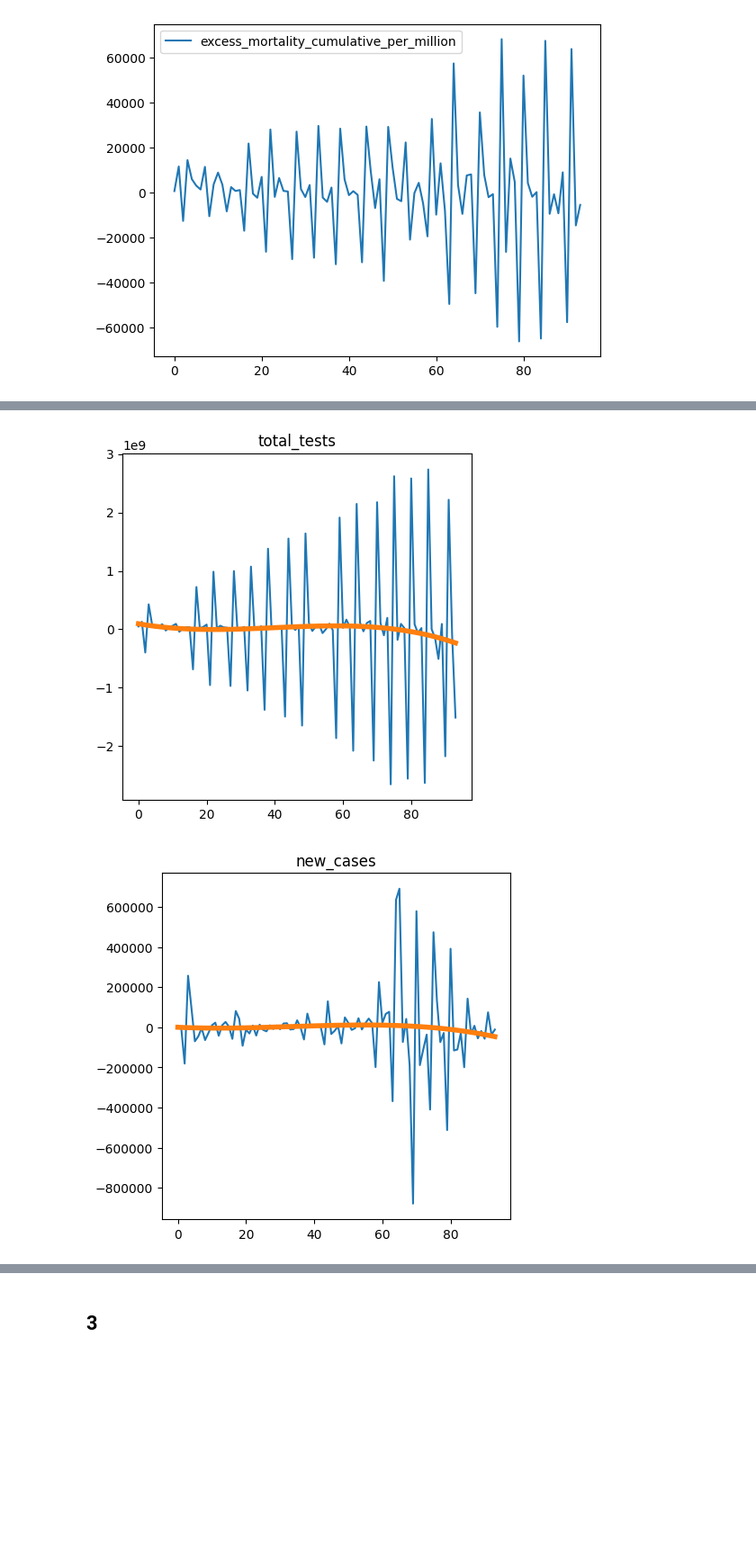
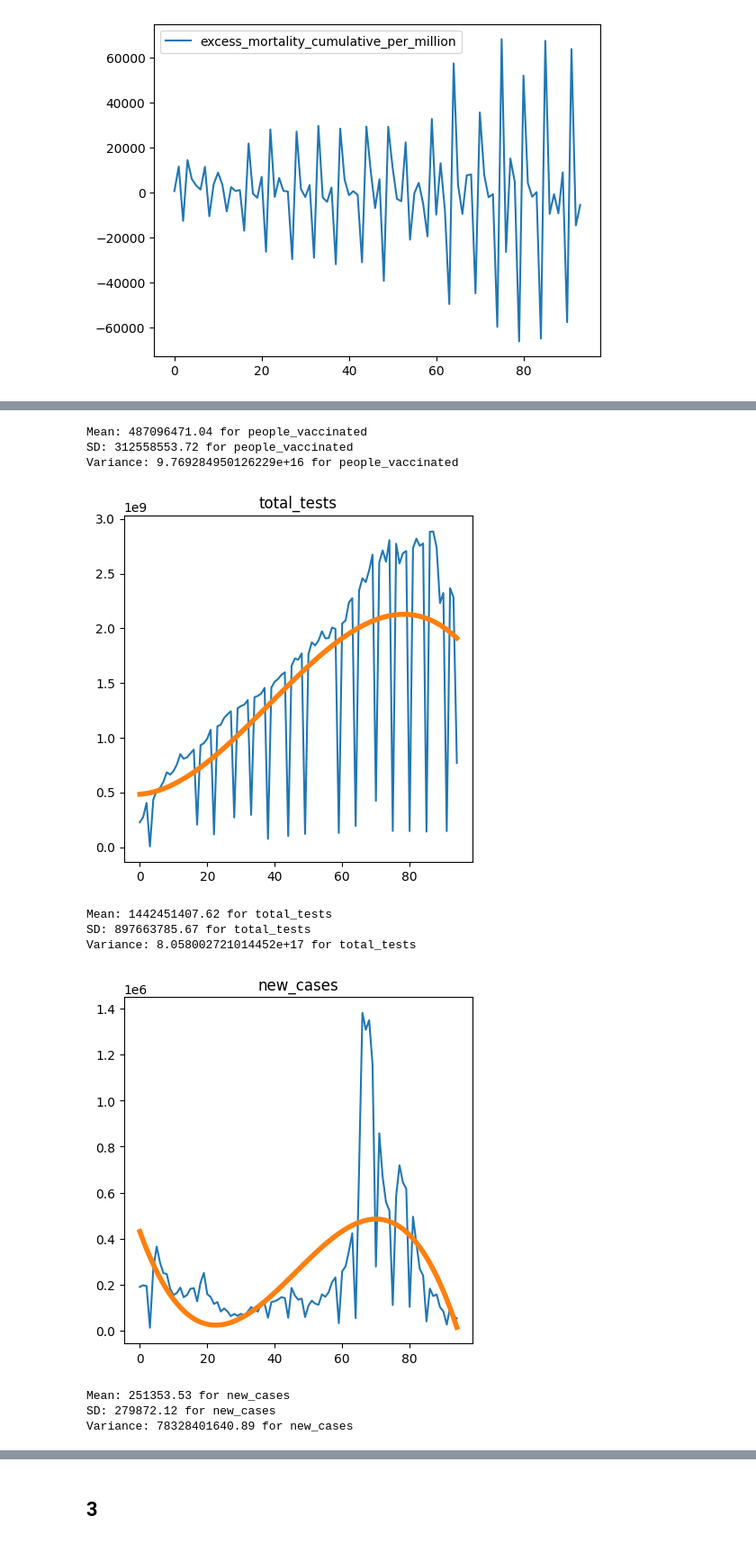
Before and after one commit to D3lph1/methods-and-models-for-multivariate-data-analysis, a Jupyter notebook: Lab 4/lab_4_notebook.ipynb, the cells around one changed output, grey strips where cells are left out. Shown at 90% size. Drawn from its saved outputs; the diff is of its cells as text; code cells hidden in the pictures; blank space fills up the shorter version.

```diff
--- a/Lab 4/lab_4_notebook.ipynb
+++ b/Lab 4/lab_4_notebook.ipynb
@@ -164,12 +162,16 @@ def trendline(data, order=9):
 trendless_data = pd.DataFrame()
 
 for var in all_vars:
-    trend = trendline(diff_df[var], 3)
+    trend = trendline(merged[var], 3)
     plt.figure(figsize=(5, 5))
     plt.title(var)
-    plt.plot(diff_df[var])
+    plt.plot(merged[var])
     plt.plot(trend, linewidth=4)
     plt.show()
-    trendless_data[var] = diff_df[var] - trend
+
+    print('Mean: ' + str(round(merged[var].mean(), 2)) + ' for ' + var)
+    print('SD: ' + str(round(merged[var].std(), 2)) + ' for ' + var)
+    print('Variance: ' + str(round(merged[var].var(), 2)) + ' for ' + var)
+    #trendless_data[var] = diff_df[var] - trend
     #trendless_data.plot(y=var)
 # %% [output]
@@ -178,2 +183,11 @@ for var in all_vars:
+Mean: 487096471.04 for people_vaccinated
+SD: 312558553.72 for people_vaccinated
+Variance: 9.769284950126229e+16 for people_vaccinated
-[figure, old version]
+[figure, new version]
+Mean: 1442451407.62 for total_tests
+SD: 897663785.67 for total_tests
+Variance: 8.058002721014452e+17 for total_tests
-[figure, old version]
+[figure, new version]
+Mean: 251353.53 for new_cases
+SD: 279872.12 for new_cases
+Variance: 78328401640.89 for new_cases
```
Also changed, not shown: parts of 2 cells of this notebook.
